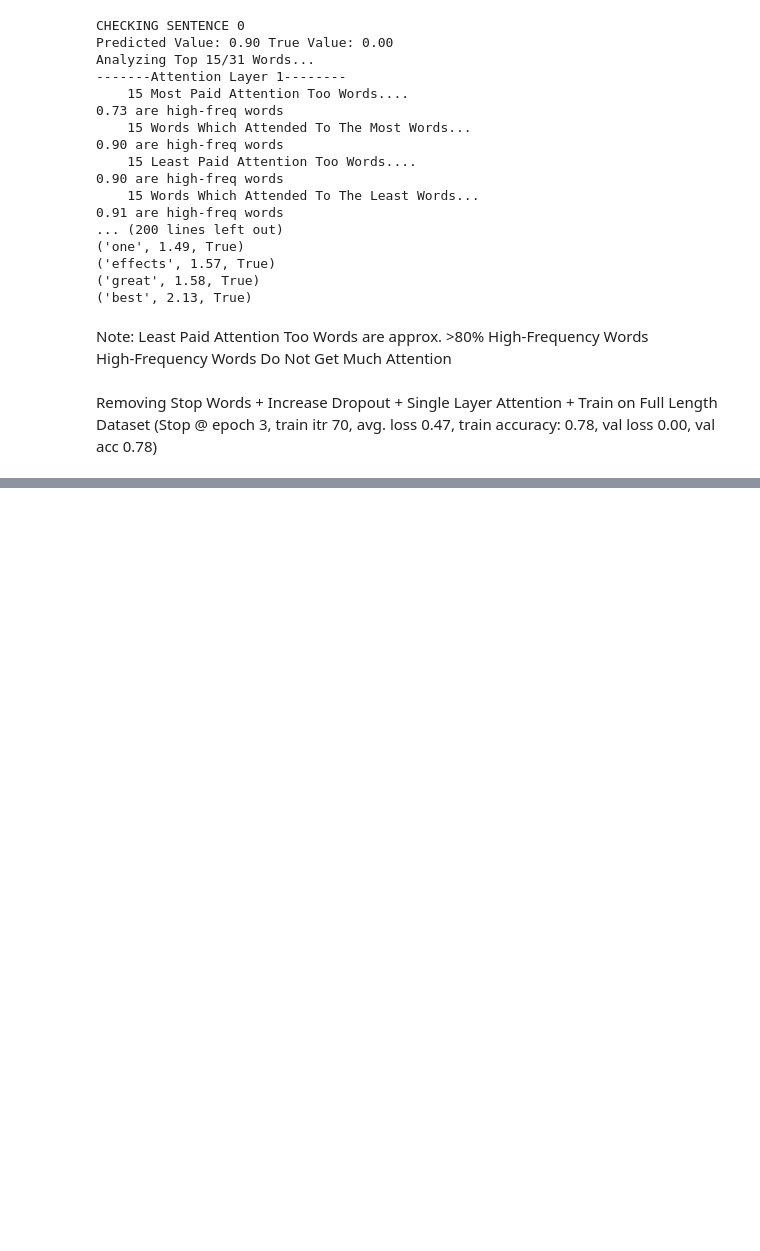
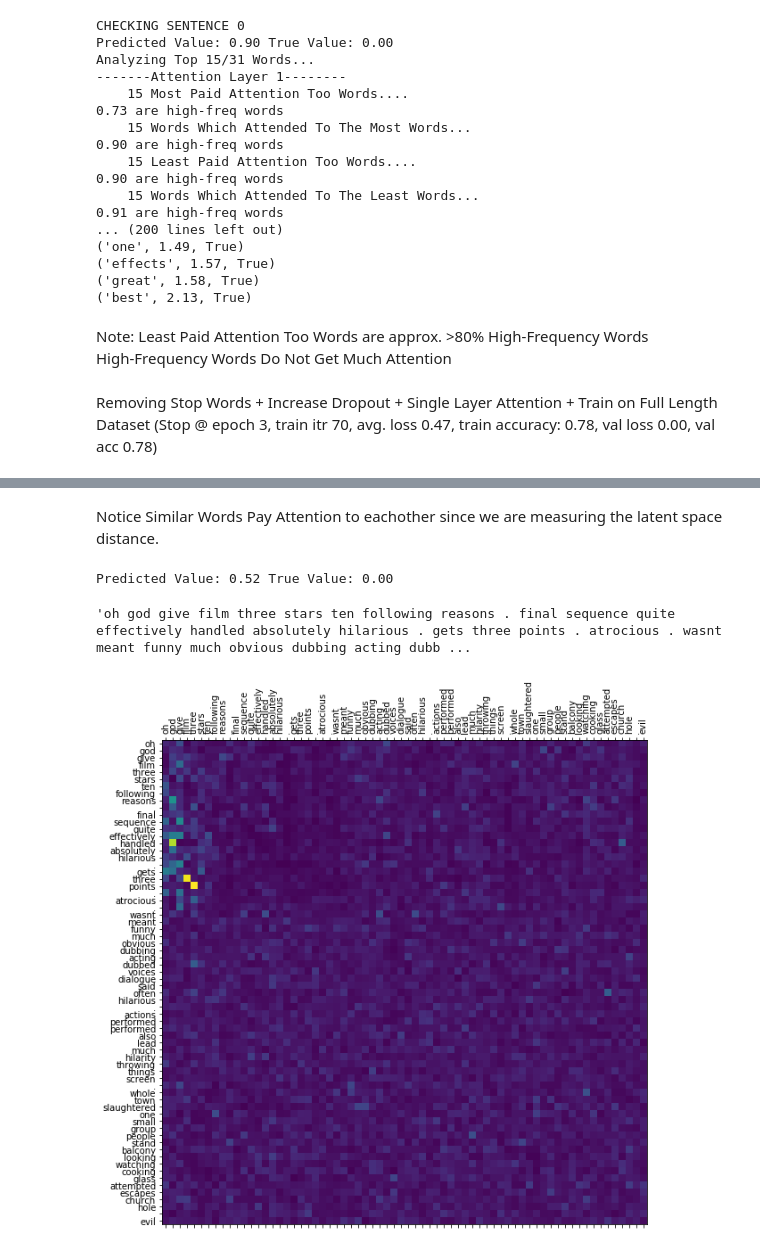
Before and after one commit to gebob19/Dropout-Attention, a Jupyter notebook: torch_transformer_analysis [full-attention].ipynb, the cells around one changed output, grey strips where cells are left out. Cells and saved outputs as stored; diff of their text form; code cells hidden in the pictures; blank space fills up the shorter version.

```diff
--- a/torch_transformer_analysis [full-attention].ipynb
+++ b/torch_transformer_analysis [full-attention].ipynb
@@ -588,0 +616,50 @@ pp.pprint(metrics)
+# %%
+max_sentence_len = 75
+for sents, targets in batch_iter(lang, traindf, 20, max_sentence_len, shuffle=True):
+    break
+# %%
+def get_attention(sentence, target, prnt=True):
+    ### GET ATTENTION
+    model.eval()
+    # Hook the Attention Weights
+    attentions = model._modules.get('attentions')
+    tracked_attention_weigths = []
+    def show(m, i, o):
+        _, w = o
+        tracked_attention_weigths.append(w)
+    hook = attentions[0].register_forward_hook(show)
+
+    # get attention weights
+    x = [sentence]
+    y = target
+
+    h_x = model(x)
+    pred_y = h_x.detach().numpy().squeeze()
+
+    if prnt:
+        print("Predicted Value: %.2f True Value: %.2f" % (pred_y, y))
+    hook.remove()
+    w = tracked_attention_weigths[0]
+
+    attention = w.detach().numpy().squeeze()
+    return attention
+# %% [markdown]
+Notice Similar Words Pay Attention to eachother since we are measuring the latent space distance.
+# %%
+batch_idx = 0
+sentence = sents[batch_idx]
+target = targets[batch_idx]
+
+fig = plt.figure(figsize=(10, 10))
+ax = fig.add_subplot(1, 1, 1)
+attention = get_attention(sentence, target)
+ax.matshow(attention, cmap='viridis')
+ax.set_xticklabels([''] + sentence, rotation=90)
+ax.set_yticklabels([''] + sentence)
+ax.xaxis.set_major_locator(ticker.MultipleLocator(1))
+ax.yaxis.set_major_locator(ticker.MultipleLocator(1))
+" ".join(sentence)
+# %% [output]
+Predicted Value: 0.52 True Value: 0.00
+'oh god give film three stars ten following reasons . final sequence quite effectively handled absolutely hilarious . gets three points . atrocious . wasnt meant funny much obvious dubbing acting dubb ...
+[figure, added]
```
Also changed, not shown: parts of 14 cells of this notebook.
